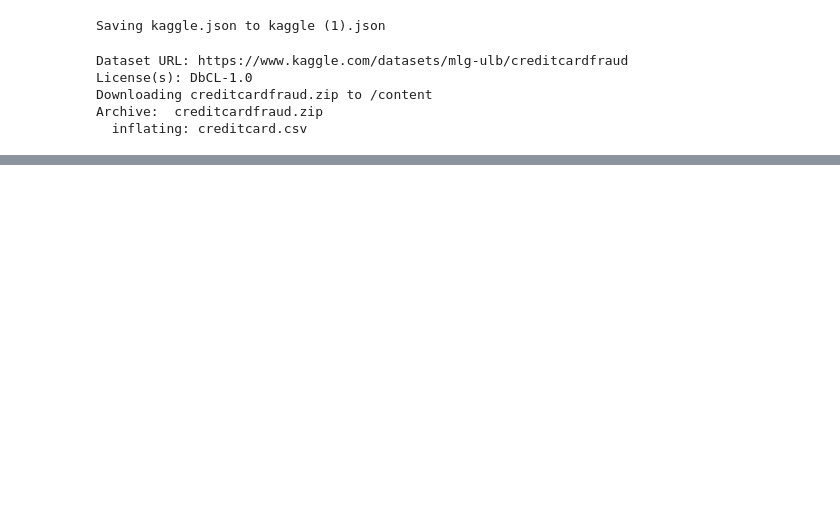
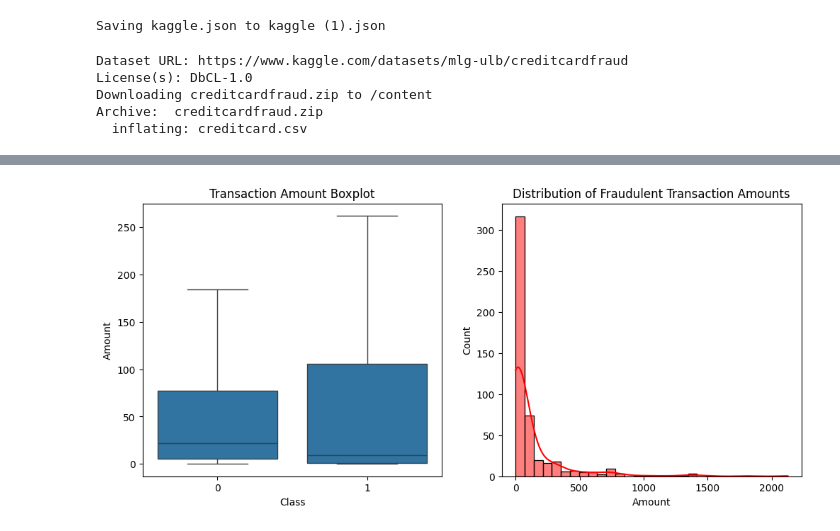
Before and after one commit to IsharaDeshan3/ML_2026_Y4S2, a Jupyter notebook: IT22898548_KNN.ipynb, the cells around one changed output, grey strips where cells are left out. Cells and saved outputs as stored; diff of their text form; code cells hidden in the pictures; blank space fills up the shorter version.

```diff
--- a/IT22898548_KNN.ipynb
+++ b/IT22898548_KNN.ipynb
@@ -32,0 +62,11 @@ df = pd.read_csv('creditcard.csv')
+# %%
+# Compare Amount distribution for Fraud and Normal
+fig, (ax1, ax2) = plt.subplots(ncols=2, figsize=(12, 5))
+sns.boxplot(x="Class", y="Amount", data=df, ax=ax1, showfliers=False)
+ax1.set_title('Transaction Amount Boxplot')
+
+sns.histplot(df[df['Class'] == 1]['Amount'], bins=30, kde=True, ax=ax2, color='red')
+ax2.set_title('Distribution of Fraudulent Transaction Amounts')
+plt.show()
+# %% [output]
+[figure, added]
```
Also changed, not shown: parts of 3 cells of this notebook.
